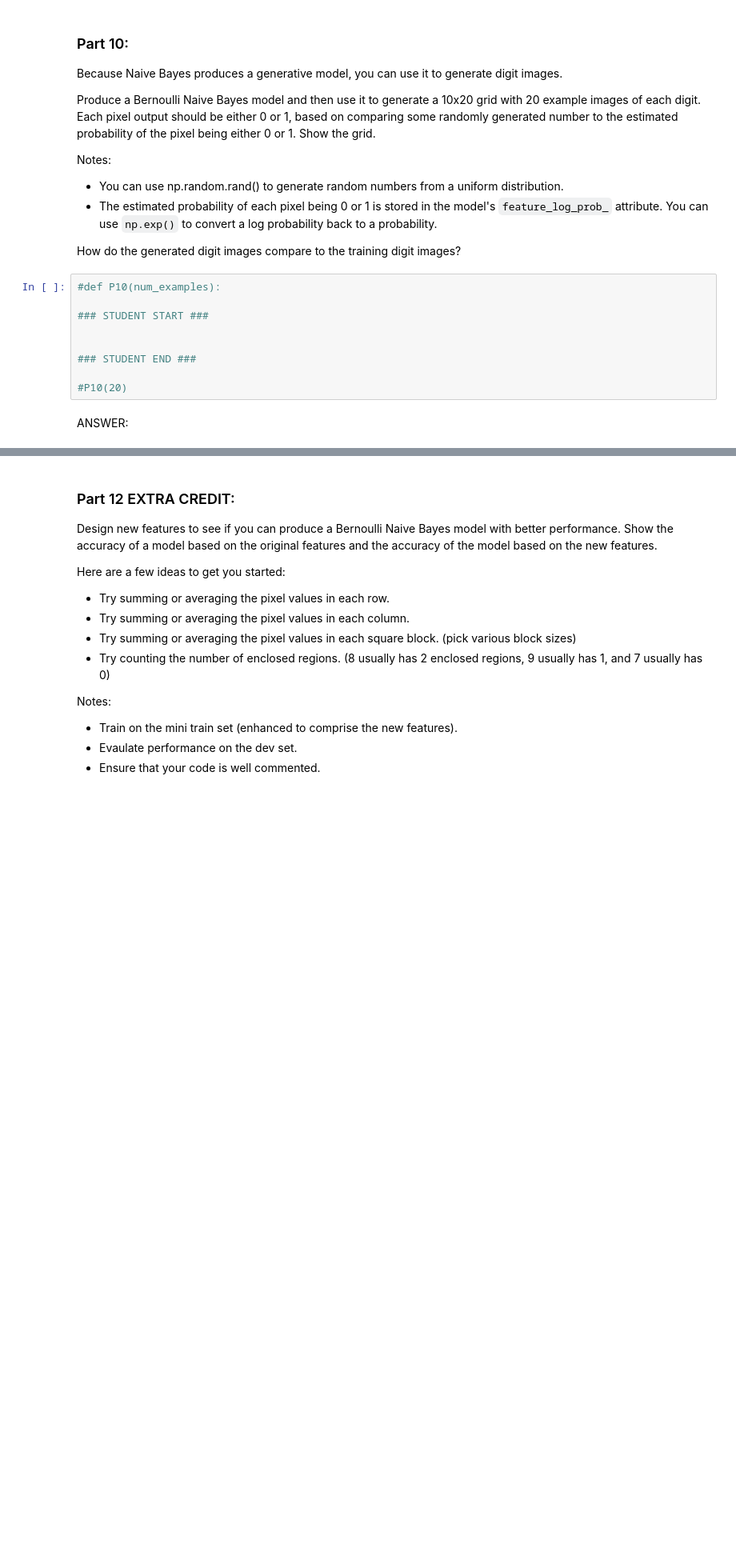
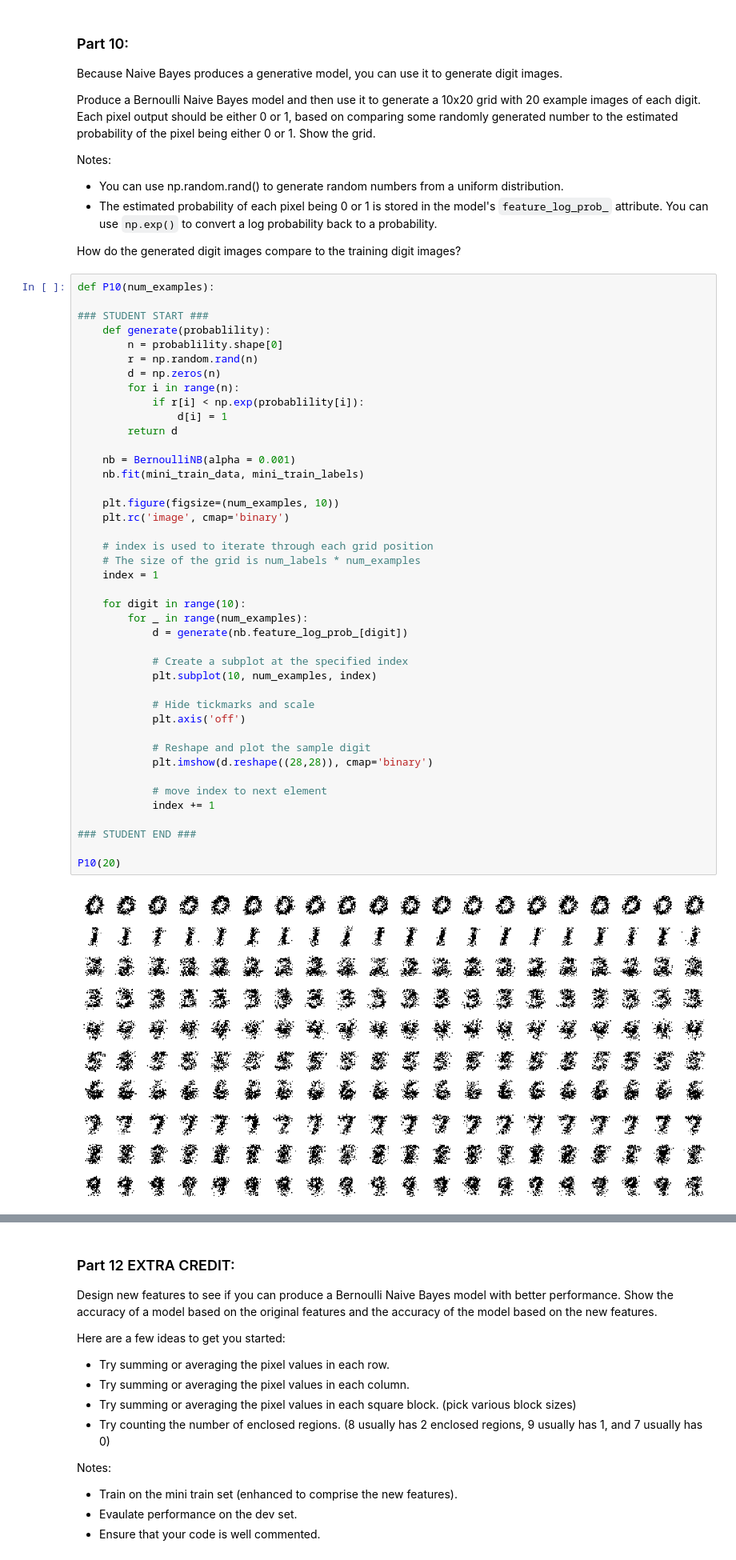
Before and after one commit to imander/w207, a Jupyter notebook: project1/ian_anderson_p1.ipynb, the cells around one changed output, grey strips where cells are left out. Shown: that part at 80% size. Cells and saved outputs as stored; diff of their text form; blank space fills up the shorter version.

```diff
--- a/project1/ian_anderson_p1.ipynb
+++ b/project1/ian_anderson_p1.ipynb
@@ -481,14 +693,47 @@ Notes:
 * The estimated probability of each pixel being 0 or 1 is stored in the model's `feature_log_prob_` attribute. You can use `np.exp()` to convert a log probability back to a probability.
 
 How do the generated digit images compare to the training digit images?
-# %%
-#def P10(num_examples):
-
-### STUDENT START ###
-
-
-### STUDENT END ###
-
-#P10(20)
-# %% [markdown]
-ANSWER:
+# %%
+def P10(num_examples):
+
+### STUDENT START ###
+    def generate(probablility):
+        n = probablility.shape[0]
+        r = np.random.rand(n)
+        d = np.zeros(n)
+        for i in range(n):
+            if r[i] < np.exp(probablility[i]):
+                d[i] = 1
+        return d
+
+    nb = BernoulliNB(alpha = 0.001)
+    nb.fit(mini_train_data, mini_train_labels)
+
+    plt.figure(figsize=(num_examples, 10))
+    plt.rc('image', cmap='binary')
+
+    # index is used to iterate through each grid position
+    # The size of the grid is num_labels * num_examples
+    index = 1
+
+    for digit in range(10):
+        for _ in range(num_examples):
+            d = generate(nb.feature_log_prob_[digit])
+
+            # Create a subplot at the specified index
+            plt.subplot(10, num_examples, index)
+
+            # Hide tickmarks and scale
+            plt.axis('off')
+
+            # Reshape and plot the sample digit
+            plt.imshow(d.reshape((28,28)), cmap='binary')
+
+            # move index to next element
+            index += 1
+
+### STUDENT END ###
+
+P10(20)
+# %% [output]
+[figure, added]
```
Also changed, not shown: parts of 26 cells of this notebook.
